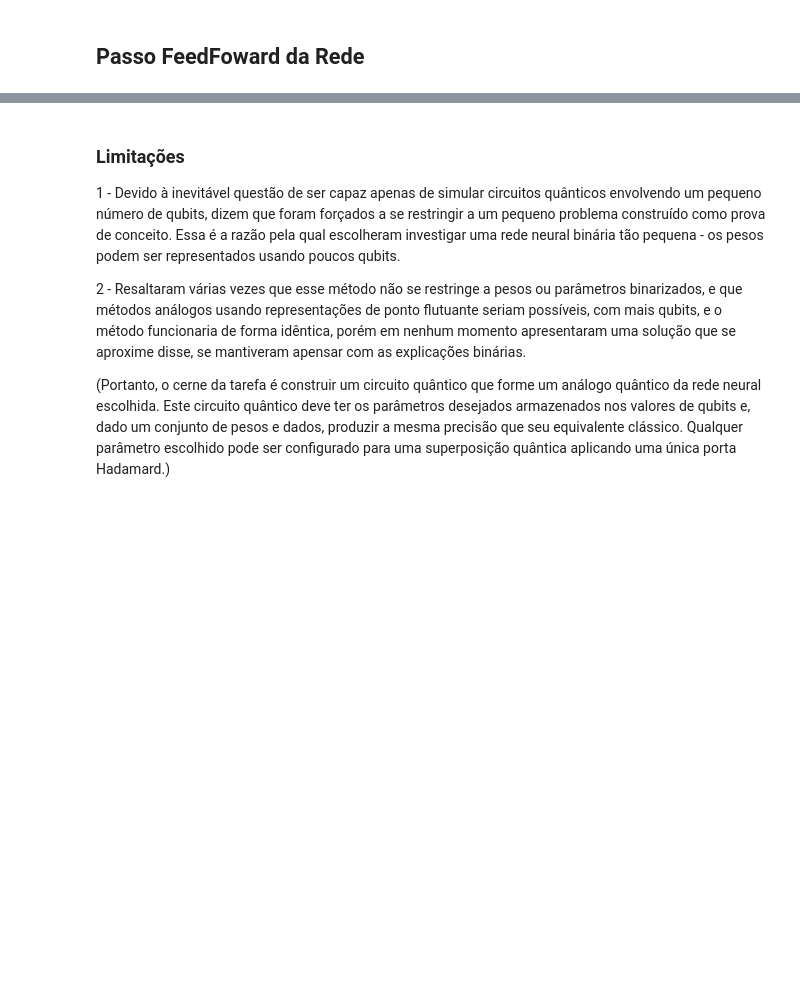
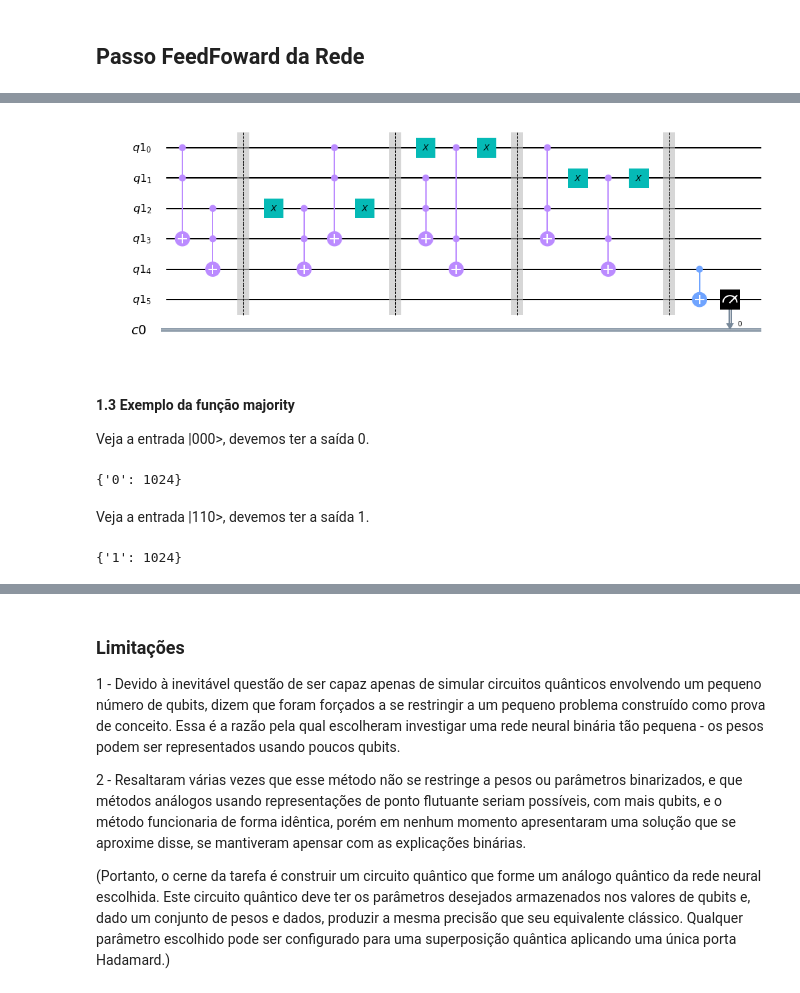
Before and after one commit to adjs/comp-quantica, a Jupyter notebook: projetos/2019-05/Resumo Artigo Sobre QBNN.ipynb, the cells around one changed output, grey strips where cells are left out. Saved outputs shown, nothing was run; the diff lists cells and outputs as text; code cells hidden in the pictures; blank space fills up the shorter version.

```diff
--- a/projetos/2019-05/Resumo Artigo Sobre QBNN.ipynb
+++ b/projetos/2019-05/Resumo Artigo Sobre QBNN.ipynb
@@ -141,0 +184,72 @@ Instalando a biblioteca qiskit para realizar implementações, simulações e ex
+# %%
+# Essa função cria a majority definida no artigo para um perceptron com 3 entradas.
+def activationFunction(circuit, listaQubit):
+    circuit.ccx(listaQubit[0], listaQubit[1], listaQubit[3])
+    circuit.ccx(listaQubit[2], listaQubit[3], listaQubit[4])
+    circuit.barrier()
+    circuit.x(listaQubit[2])
+    circuit.ccx(listaQubit[2], listaQubit[3], listaQubit[4])
+    circuit.x(listaQubit[2])
+    circuit.ccx(listaQubit[0], listaQubit[1], listaQubit[3])
+    circuit.barrier()
+    circuit.ccx(listaQubit[1], listaQubit[2], listaQubit[3])
+    circuit.x(listaQubit[0])
+    circuit.ccx(listaQubit[0], listaQubit[3], listaQubit[4])
+    circuit.x(listaQubit[0])
+    circuit.barrier()
+    circuit.ccx(listaQubit[0], listaQubit[2], listaQubit[3])
+    circuit.x(listaQubit[1])
+    circuit.ccx(listaQubit[1], listaQubit[3], listaQubit[4])
+    circuit.x(listaQubit[1])
+    circuit.barrier()
+# %%
+qWI = QuantumRegister(6)
+c = ClassicalRegister(1)
+# Construindo o circuito
+circuit = QuantumCircuit(qWI, c)
+
+# Então, aqui temos a implementação de um perceptron com 3 entradas.
+activationFunction(circuit, qWI[0:5])
+circuit.cx(qWI[4], qWI[5])
+circuit.measure(qWI[5], c[0])
+
+# -----------------------
+# Ver o circuit desenhado
+circuit.draw(output="mpl")
+# %% [output]
+[figure, added]
+# %% [markdown]
+#### 1.3 Exemplo da função majority
+
+Veja a entrada |000>, devemos ter a saída 0.
+# %%
+backend = BasicAer.get_backend('qasm_simulator')
+job = qiskit.execute(circuit, backend,)
+result = job.result()
+counts = result.get_counts(circuit)
+print(counts)
+# %% [output]
+{'0': 1024}
+# %% [markdown]
+Veja a entrada |110>, devemos ter a saída 1.
+# %%
+qWI = QuantumRegister(6)
+c = ClassicalRegister(1)
+# Construindo o circuito
+circuit = qiskit.QuantumCircuit(qWI, c)
+
+circuit.x(qWI[0])
+circuit.x(qWI[1])
+circuit.x(qWI[2])
+
+# Então, aqui temos a implementação de um perceptron com 3 entradas.
+activationFunction(circuit, qWI[0:5])
+circuit.cx(qWI[4], qWI[5])
+circuit.measure(qWI[5], c[0])
+
+job = qiskit.execute(circuit, backend,)
+result = job.result()
+counts = result.get_counts(circuit)
+print(counts)
+# %% [output]
+{'1': 1024}
```
Also changed, not shown: parts of 32 cells of this notebook, 2 other files.
